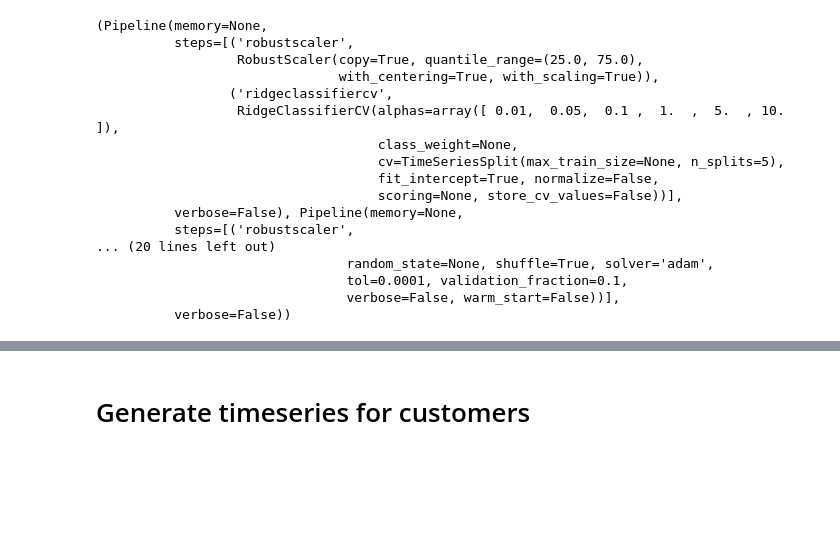
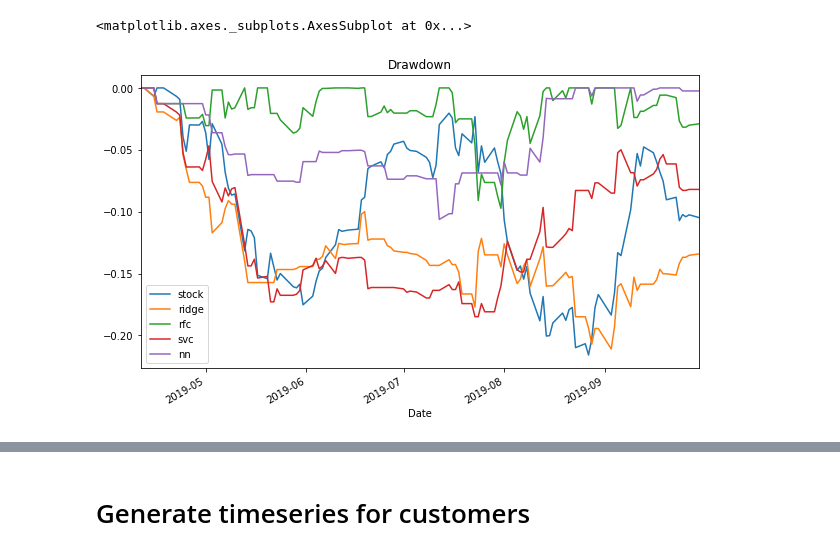
Before and after one commit to ajmal017/algothon2019-1, a Jupyter notebook: supply_chain.ipynb, the cells around one changed output, grey strips where cells are left out. Drawn from its saved outputs; the diff is of its cells as text; code cells hidden in the pictures; blank space fills up the shorter version.

```diff
--- a/supply_chain.ipynb
+++ b/supply_chain.ipynb
@@ -310,23 +335,11 @@ Name: AAPL, dtype: int64
-# %%
-ridge_model, svc_linear_model, nn_model
-# %% [output]
-(Pipeline(memory=None,
-          steps=[('robustscaler',
-                  RobustScaler(copy=True, quantile_range=(25.0, 75.0),
-                               with_centering=True, with_scaling=True)),
-                 ('ridgeclassifiercv',
-                  RidgeClassifierCV(alphas=array([ 0.01,  0.05,  0.1 ,  1.  ,  5.  , 10.  ]),
-                                    class_weight=None,
-                                    cv=TimeSeriesSplit(max_train_size=None, n_splits=5),
-                                    fit_intercept=True, normalize=False,
-                                    scoring=None, store_cv_values=False))],
-          verbose=False), Pipeline(memory=None,
-          steps=[('robustscaler',
-... (20 lines left out)
-                                random_state=None, shuffle=True, solver='adam',
-                                tol=0.0001, validation_fraction=0.1,
-                                verbose=False, warm_start=False))],
-          verbose=False))
+# %%
+def drawdown(returns):
+    return returns.cumsum() - returns.cumsum().cummax()
+
+drawdown(returns).plot(figsize = (10, 6), title = "Drawdown")
+# %% [output]
+<matplotlib.axes._subplots.AxesSubplot at 0x...>
+[figure, added]
 # %%
 def blend_models_predict(X):
     return ((0.1 * elastic_model_full_data.predict(X)) +
```
Also changed, not shown: parts of 23 cells of this notebook, 1 other file.
